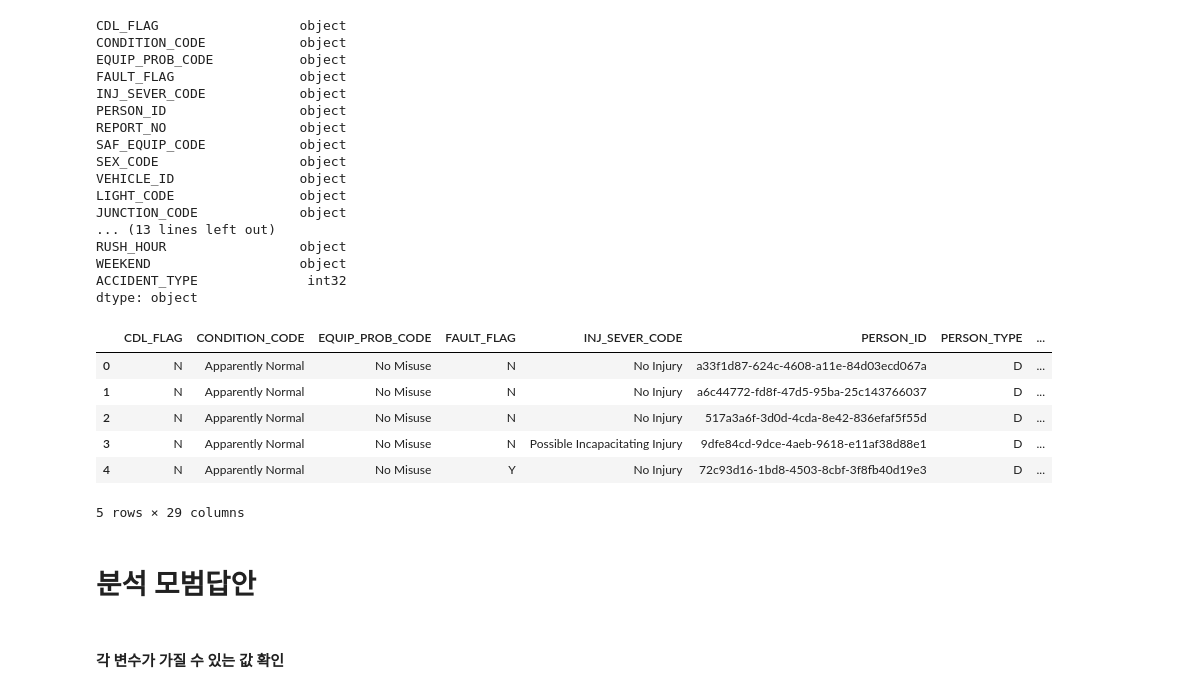
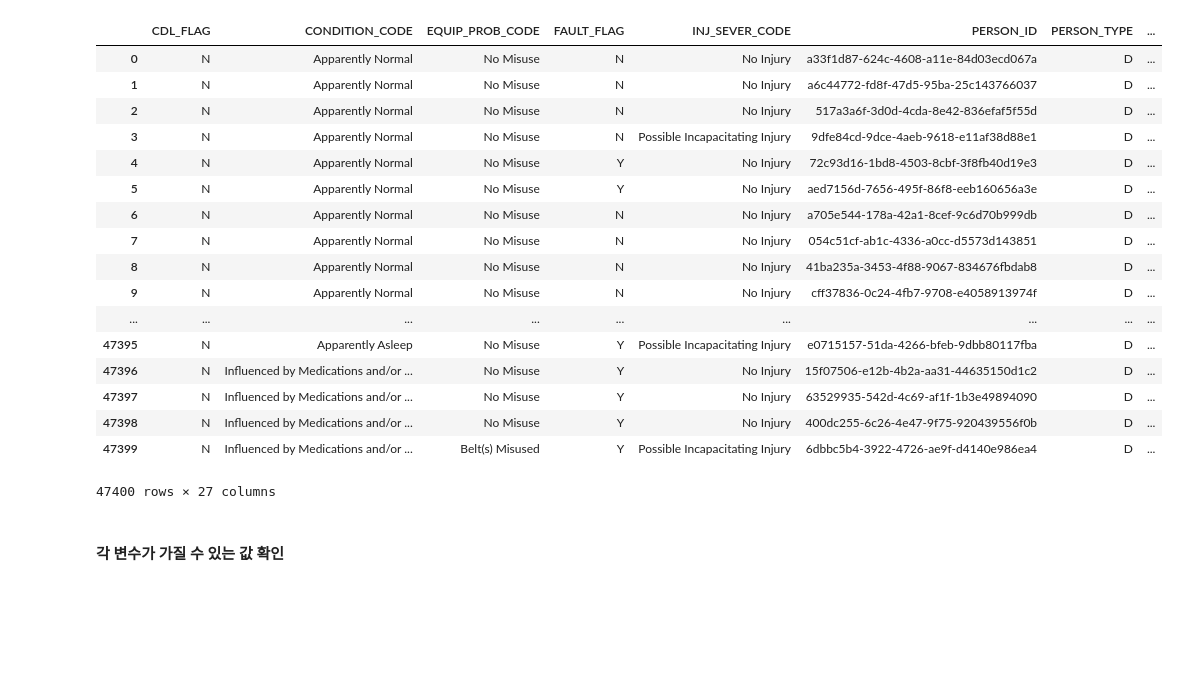
Before and after one commit to Wook0129/bigcamp, a Jupyter notebook: Accident_data_analysis.ipynb, the cells around one changed output. Saved outputs shown, nothing was run; the diff lists cells and outputs as text; code cells hidden in the pictures; blank space fills up the shorter version.

```diff
--- a/Accident_data_analysis.ipynb
+++ b/Accident_data_analysis.ipynb
@@ -10,35 +29,24 @@ data = pd.read_csv('maryland_accident_dataset.csv')
 # %%
-data.dtypes
+data
 # %% [output]
+|  | CDL_FLAG | CONDITION_CODE | EQUIP_PROB_CODE | FAULT_FLAG | INJ_SEVER_CODE | PERSON_ID | PERSON_TYPE | ... |
+| 0 | N | Apparently Normal | No Misuse | N | No Injury | a33f1d87-624c-4608-a11e-84d03ecd067a | D | ... |
+| 1 | N | Apparently Normal | No Misuse | N | No Injury | a6c44772-fd8f-47d5-95ba-25c143766037 | D | ... |
+| 2 | N | Apparently Normal | No Misuse | N | No Injury | 517a3a6f-3d0d-4cda-8e42-836efaf5f55d | D | ... |
+| 3 | N | Apparently Normal | No Misuse | N | Possible Incapacitating Injury | 9dfe84cd-9dce-4aeb-9618-e11af38d88e1 | D | ... |
+| 4 | N | Apparently Normal | No Misuse | Y | No Injury | 72c93d16-1bd8-4503-8cbf-3f8fb40d19e3 | D | ... |
+| 5 | N | Apparently Normal | No Misuse | Y | No Injury | aed7156d-7656-495f-86f8-eeb160656a3e | D | ... |
+| 6 | N | Apparently Normal | No Misuse | N | No Injury | a705e544-178a-42a1-8cef-9c6d70b999db | D | ... |
+| 7 | N | Apparently Normal | No Misuse | N | No Injury | 054c51cf-ab1c-4336-a0cc-d5573d143851 | D | ... |
+| 8 | N | Apparently Normal | No Misuse | N | No Injury | 41ba235a-3453-4f88-9067-834676fbdab8 | D | ... |
+| 9 | N | Apparently Normal | No Misuse | N | No Injury | cff37836-0c24-4fb7-9708-e4058913974f | D | ... |
+| ... | ... | ... | ... | ... | ... | ... | ... | ... |
+| 47395 | N | Apparently Asleep | No Misuse | Y | Possible Incapacitating Injury | e0715157-51da-4266-bfeb-9dbb80117fba | D | ... |
+| 47396 | N | Influenced by Medications and/or ... | No Misuse | Y | No Injury | 15f07506-e12b-4b2a-aa31-44635150d1c2 | D | ... |
+| 47397 | N | Influenced by Medications and/or ... | No Misuse | Y | No Injury | 63529935-542d-4c69-af1f-1b3e49894090 | D | ... |
+| 47398 | N | Influenced by Medications and/or ... | No Misuse | Y | No Injury | 400dc255-6c26-4e47-9f75-920439556f0b | D | ... |
+| 47399 | N | Influenced by Medications and/or ... | Belt(s) Misused | Y | Possible Incapacitating Injury | 6dbbc5b4-3922-4726-ae9f-d4140e986ea4 | D | ... |
-CDL_FLAG                  object
-CONDITION_CODE            object
-EQUIP_PROB_CODE           object
-FAULT_FLAG                object
-INJ_SEVER_CODE            object
-PERSON_ID                 object
-REPORT_NO                 object
-SAF_EQUIP_CODE            object
-SEX_CODE                  object
-VEHICLE_ID                object
-LIGHT_CODE                object
-JUNCTION_CODE             object
-... (13 lines left out)
-RUSH_HOUR                 object
-WEEKEND                   object
-ACCIDENT_TYPE              int32
-dtype: object
+47400 rows × 27 columns
-# %%
-data[:5]
-# %% [output]
-|  | CDL_FLAG | CONDITION_CODE | EQUIP_PROB_CODE | FAULT_FLAG | INJ_SEVER_CODE | PERSON_ID | PERSON_TYPE | ... |
-| 0 | N | Apparently Normal | No Misuse | N | No Injury | a33f1d87-624c-4608-a11e-84d03ecd067a | D | ... |
-| 1 | N | Apparently Normal | No Misuse | N | No Injury | a6c44772-fd8f-47d5-95ba-25c143766037 | D | ... |
-| 2 | N | Apparently Normal | No Misuse | N | No Injury | 517a3a6f-3d0d-4cda-8e42-836efaf5f55d | D | ... |
-| 3 | N | Apparently Normal | No Misuse | N | Possible Incapacitating Injury | 9dfe84cd-9dce-4aeb-9618-e11af38d88e1 | D | ... |
-| 4 | N | Apparently Normal | No Misuse | Y | No Injury | 72c93d16-1bd8-4503-8cbf-3f8fb40d19e3 | D | ... |
-5 rows × 29 columns
-# %% [markdown]
-# 분석 모범답안
 # %% [markdown]
 #### 각 변수가 가질 수 있는 값 확인
 # %%
```
Also changed, not shown: parts of 27 cells of this notebook, 2 other files.
